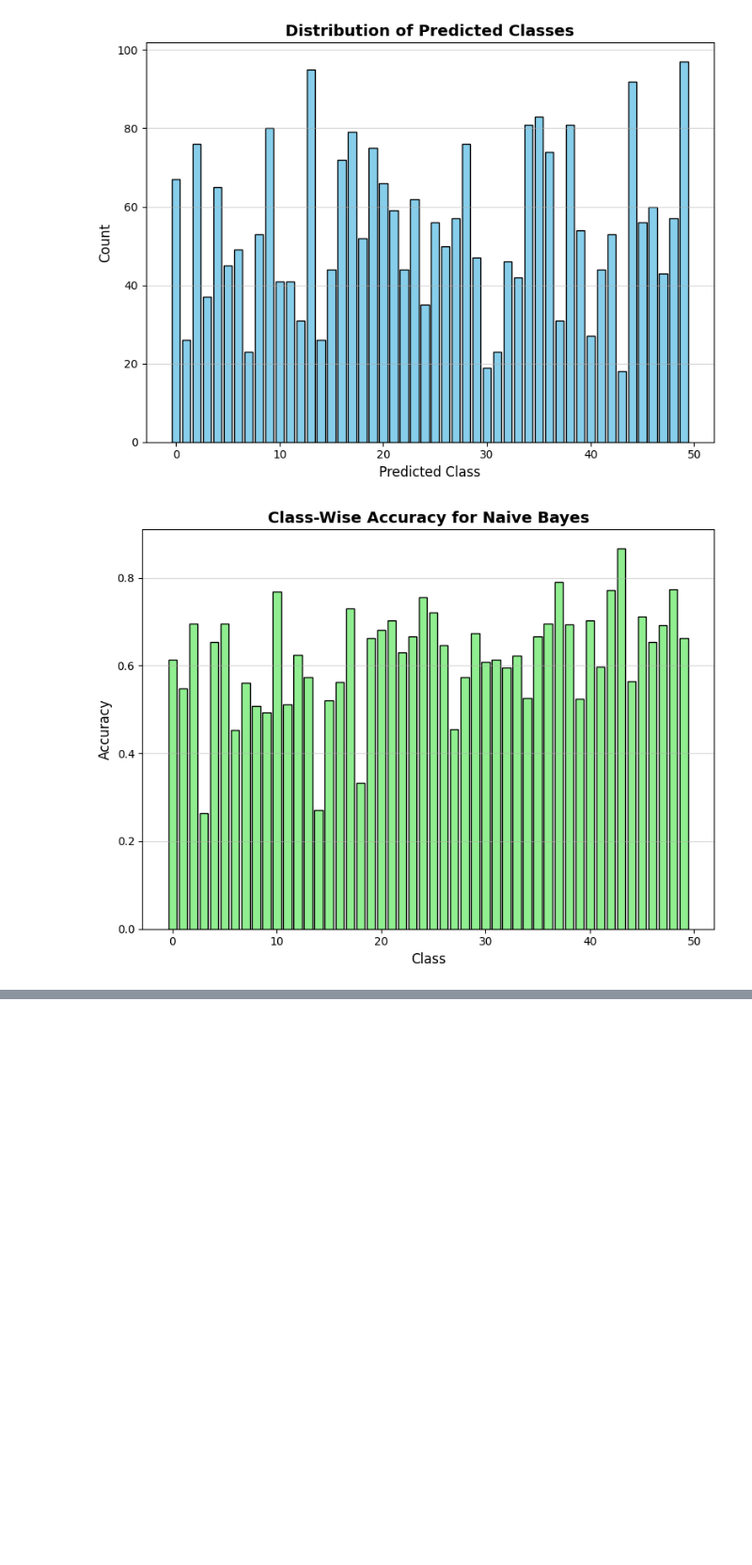
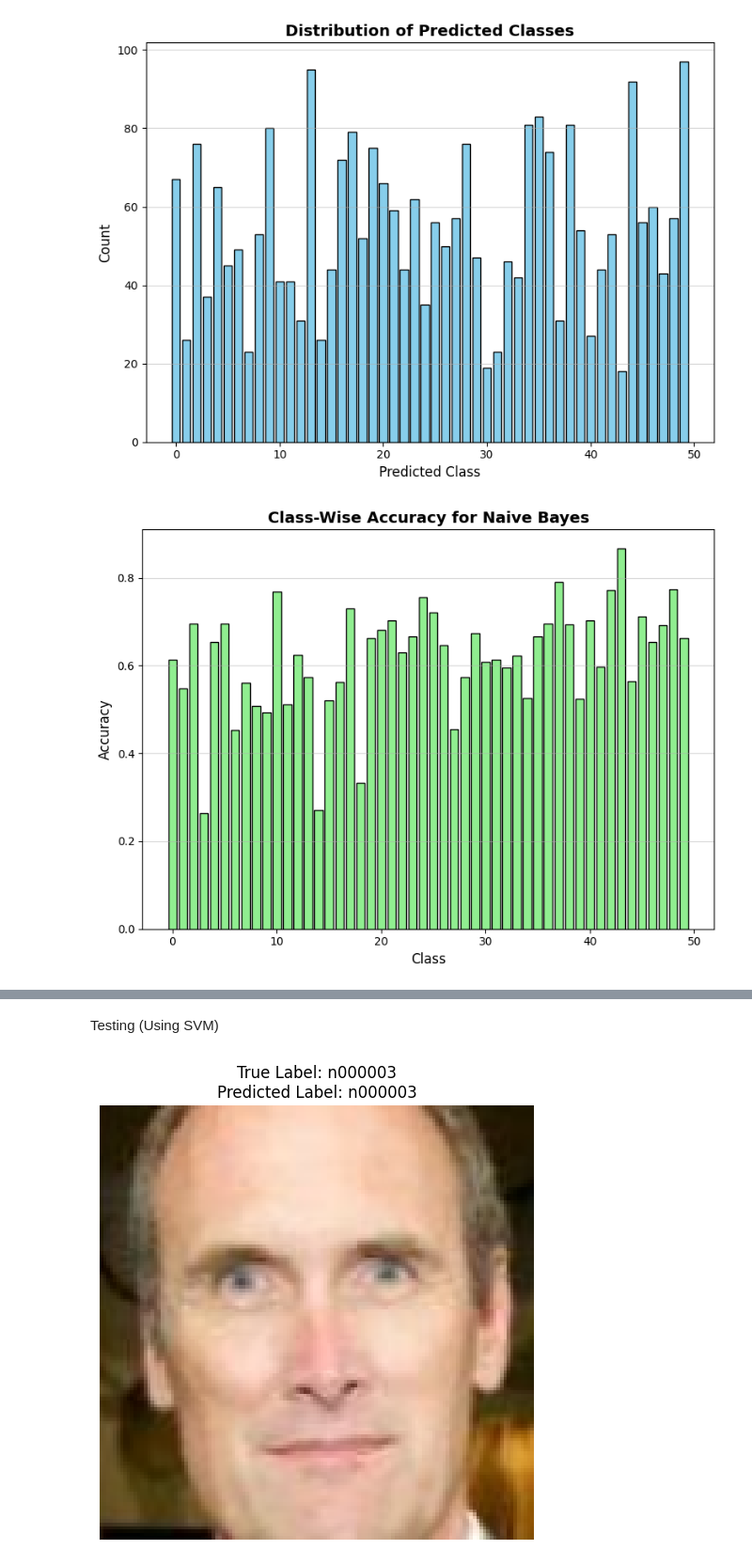
Before and after one commit to atanukayal/prmlproject, a Jupyter notebook: preprocessing.ipynb, the cells around one changed output, grey strips where cells are left out. Shown at 94% size. Saved outputs shown, nothing was run; the diff lists cells and outputs as text; code cells hidden in the pictures; blank space fills up the shorter version.

```diff
--- a/preprocessing.ipynb
+++ b/preprocessing.ipynb
@@ -1446,0 +1742,78 @@ plt.show()
+# %% [markdown]
+Testing (Using SVM)
+# %%
+device = 'cuda' if torch.cuda.is_available() else 'cpu'
+model = load_pretrained_model().to(device)  # Move model to the correct device
+# %%
+import numpy as np
+import matplotlib.pyplot as plt
+from sklearn.metrics import accuracy_score
+
+# Function to preprocess a single image (e.g., feature extraction, scaling, PCA)
+def preprocess_image(image, scaler, pca):
+    """
+    Preprocess a single image by extracting features, scaling, and applying PCA.
+
+    Parameters:
+    - image: Input image (e.g., NumPy array of shape (128, 128, 3)).
+    - scaler: Fitted StandardScaler object.
+    - pca: Fitted PCA object.
+
+    Returns:
+    - preprocessed_image: Preprocessed feature vector.
+    """
+    # Extract features (HOG, LBP, CNN)
+    hog_feat = extract_hog_features(image)
+    lbp_feat = extract_lbp_features(image)
+    cnn_feat = extract_cnn_features(image, model, device)
+
+    # Combine features
+    combined_features = np.concatenate([cnn_feat, hog_feat, lbp_feat])
+    combined_features = combined_features.reshape(1, -1)  # Reshape for scaling
+
+
+    #  Apply PCA
+    reduced_features = pca.transform(combined_features)
+
+    # Scale features
+    preprocessed_image = scaler.transform(reduced_features)
+
+
+    return preprocessed_image
+
+# Function to predict and display the result
+def predict_and_display(image, true_label, scaler, pca, svm, label_encoder):
+    """
+    Predict the label of a single image using the trained SVM model and display the result.
+
+    Parameters:
+    - image: Input image (e.g., NumPy array of shape (128, 128, 3)).
+    - true_label: True label of the image.
+    - scaler: Fitted StandardScaler object.
+    - pca: Fitted PCA object.
+    - svm: Trained SVM model.
+    - label_encoder: Fitted LabelEncoder object.
+    """
+    # Preprocess the image
+    preprocessed_image = preprocess_image(image, scaler, pca)
+
+    # Predict the label
+    predicted_label_encoded = svm.predict(preprocessed_image)
+    predicted_label = label_encoder.inverse_transform(predicted_label_encoded)
+
+    # Display the image and prediction
+    plt.figure(figsize=(6, 6))
+    plt.imshow(cv2.cvtColor(image, cv2.COLOR_BGR2RGB))  # Convert BGR to RGB for display
+    plt.title(f"True Label: {true_label}\nPredicted Label: {predicted_label[0]}")
+    plt.axis('off')
+    plt.show()
+
+# Example usage
+# Assuming `images`, `labels`, `scaler`, `pca`, `svm`, and `label_encoder` are already defined
+sample_index = 249 # Index of the sample image to predict
+sample_image = images[sample_index]
+sample_true_label = labels[sample_index]
+
+predict_and_display(sample_image, sample_true_label, scaler, pca, svm, label_encoder)
+# %% [output]
+[figure, added]
```
Also changed, not shown: parts of 10 cells of this notebook.
